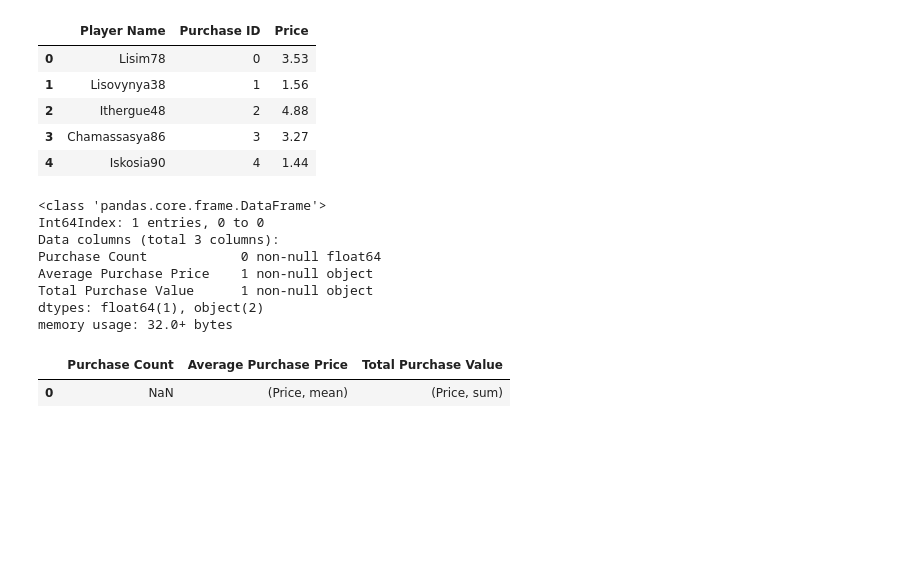
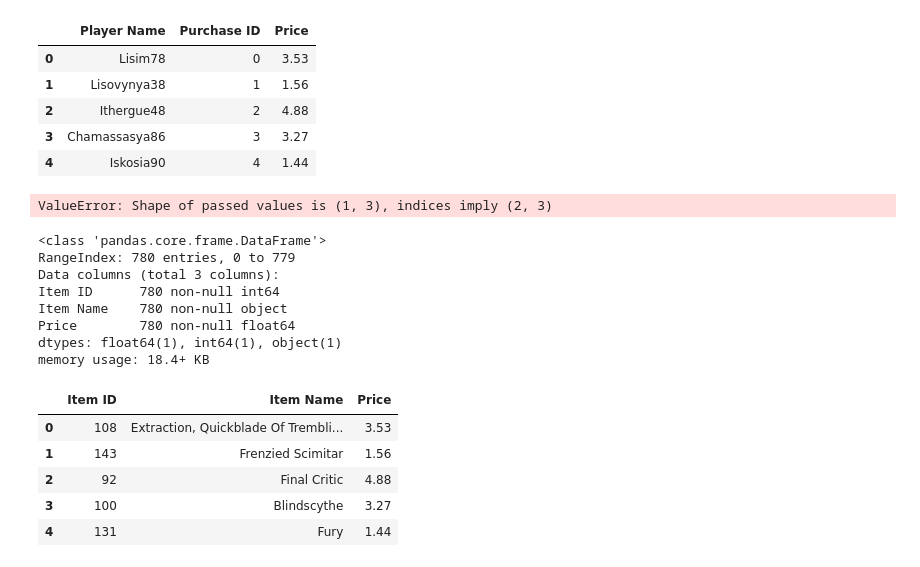
Before and after one commit to gwathen2019/pandas-challenge, a Jupyter notebook: heroes_of_pymoli.ipynb, the cells around one changed output. Cells and saved outputs as stored; diff of their text form; code cells hidden in the pictures; blank space fills up the shorter version.

```diff
--- a/heroes_of_pymoli.ipynb
+++ b/heroes_of_pymoli.ipynb
@@ -394,18 +394,52 @@ memory usage: 18.4+ KB
 #create summary table
 top_spender_summary_table = pd.DataFrame ({"Purchase Count": no_of_purchases_total,
                                            "Average Purchase Price": avg_purchase_price,
-                                           "Total Purchase Value": total_purchase_value}, index=[0])
+                                           "Total Purchase Value": total_purchase_value}, index = [576, 3])
                                             #["{0:.2f}%.format"]})
 top_spender_summary_table.info()
 top_spender_summary_table.head()
 # %% [output]
-<class 'pandas.core.frame.DataFrame'>
-Int64Index: 1 entries, 0 to 0
-Data columns (total 3 columns):
-Purchase Count            0 non-null float64
-Average Purchase Price    1 non-null object
-Total Purchase Value      1 non-null object
-dtypes: float64(1), object(2)
-memory usage: 32.0+ bytes
+ValueError: Shape of passed values is (1, 3), indices imply (2, 3)
-|  | Purchase Count | Average Purchase Price | Total Purchase Value |
-| 0 | NaN | (Price, mean) | (Price, sum) |
+# %%
+#Most popular items:
+    #Retrieve the Item ID, Item Name, and Item Price columns
+    #Group by Item ID and Item Name. Perform calculations to obtain purchase count, item price, and total purchase value
+    #Create a summary data frame to hold the results
+    #Sort the purchase count column in descending order
+    #Optional: give the displayed data cleaner formatting
+    #Display a preview of the summary data frame
+
+most_profitable_df = purchase_df[["Item ID", "Item Name", "Price"]]
+
+most_profitable_df.groupby(["Item ID", "Item Name"])
+
+purchase_cnt = most_profitable_df["Item ID"].value_counts()
+#purchase_cnt.head()
+
+total_purchase_value = most_profitable_df.groupby(["Item ID"]).agg({"Price": ['sum']})
+total_purchase_value
+
+most_profitable_df.info()
+most_profitable_df.head()
+
+#create summary table
+most_profitable_summary_table = pd.DataFrame ({"Purchase Count": no_of_purchases_total,
+                                           "Total Purchase Value": total_purchase_value})
+                                            #["{0:.2f}%.format"]})
+top_spender_summary_table.info()
+top_spender_summary_table.head()
+# %% [output]
+<class 'pandas.core.frame.DataFrame'>
+RangeIndex: 780 entries, 0 to 779
+Data columns (total 3 columns):
+Item ID      780 non-null int64
+Item Name    780 non-null object
+Price        780 non-null float64
+dtypes: float64(1), int64(1), object(1)
+memory usage: 18.4+ KB
+|  | Item ID | Item Name | Price |
+| 0 | 108 | Extraction, Quickblade Of Trembli... | 3.53 |
+| 1 | 143 | Frenzied Scimitar | 1.56 |
+| 2 | 92 | Final Critic | 4.88 |
+| 3 | 100 | Blindscythe | 3.27 |
+| 4 | 131 | Fury | 1.44 |
```
Also changed, not shown: parts of 3 cells of this notebook.
